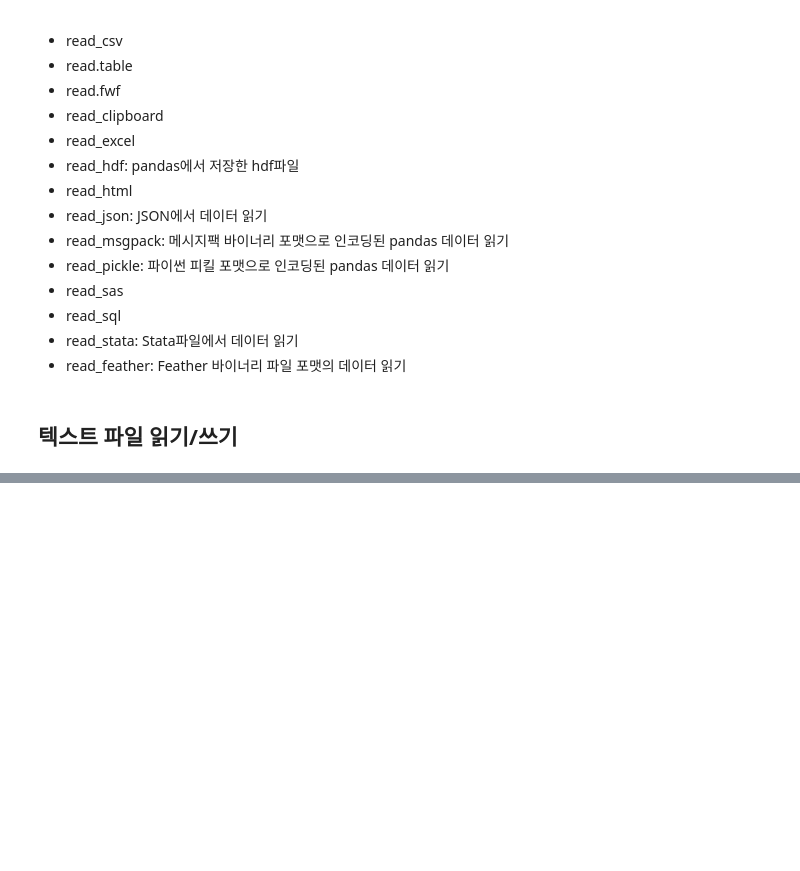
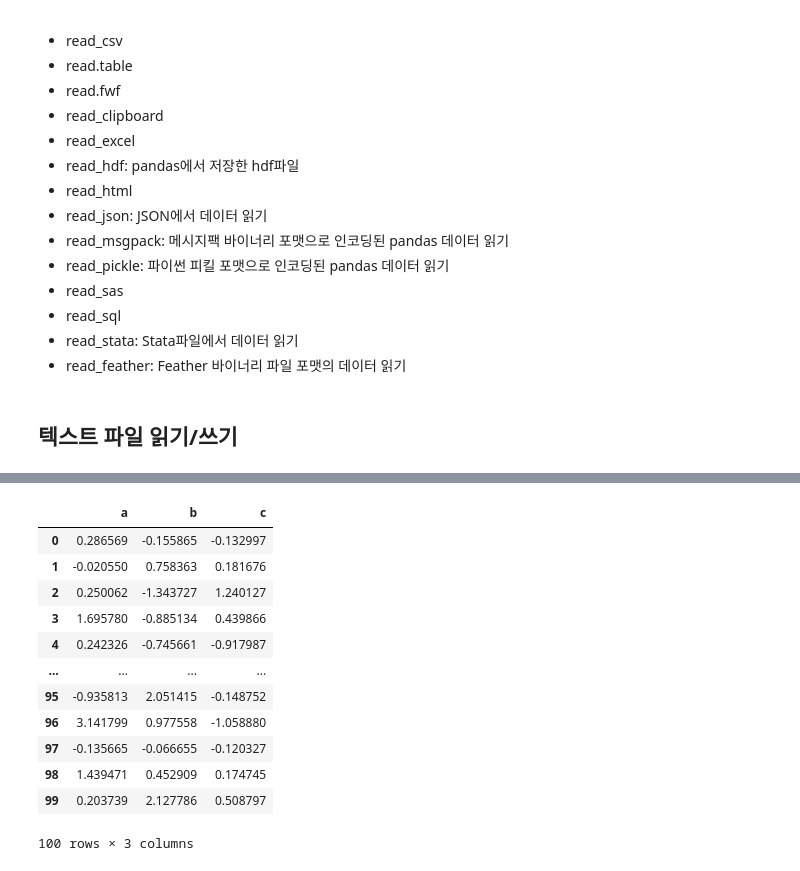
Before and after one commit to DonghyunAnn/Donghyun_Pyhthon_studying, a Jupyter notebook: Pandas_Studying.ipynb, the cells around one changed output, grey strips where cells are left out. Saved outputs shown, nothing was run; the diff lists cells and outputs as text; code cells hidden in the pictures; blank space fills up the shorter version.

```diff
--- a/Pandas_Studying.ipynb
+++ b/Pandas_Studying.ipynb
@@ -4070,0 +4299,16 @@ df.C2.rolling(100,min_periods=50).corr(df.C4).plot()
+# %%
+h['obj1']
+# %% [output]
+|  | a | b | c |
+| 0 | 0.286569 | -0.155865 | -0.132997 |
+| 1 | -0.020550 | 0.758363 | 0.181676 |
+| 2 | 0.250062 | -1.343727 | 1.240127 |
+| 3 | 1.695780 | -0.885134 | 0.439866 |
+| 4 | 0.242326 | -0.745661 | -0.917987 |
+| ... | ... | ... | ... |
+| 95 | -0.935813 | 2.051415 | -0.148752 |
+| 96 | 3.141799 | 0.977558 | -1.058880 |
+| 97 | -0.135665 | -0.066655 | -0.120327 |
+| 98 | 1.439471 | 0.452909 | 0.174745 |
+| 99 | 0.203739 | 2.127786 | 0.508797 |
+100 rows × 3 columns
```
Also changed, not shown: parts of 32 cells of this notebook, 14 other files.
